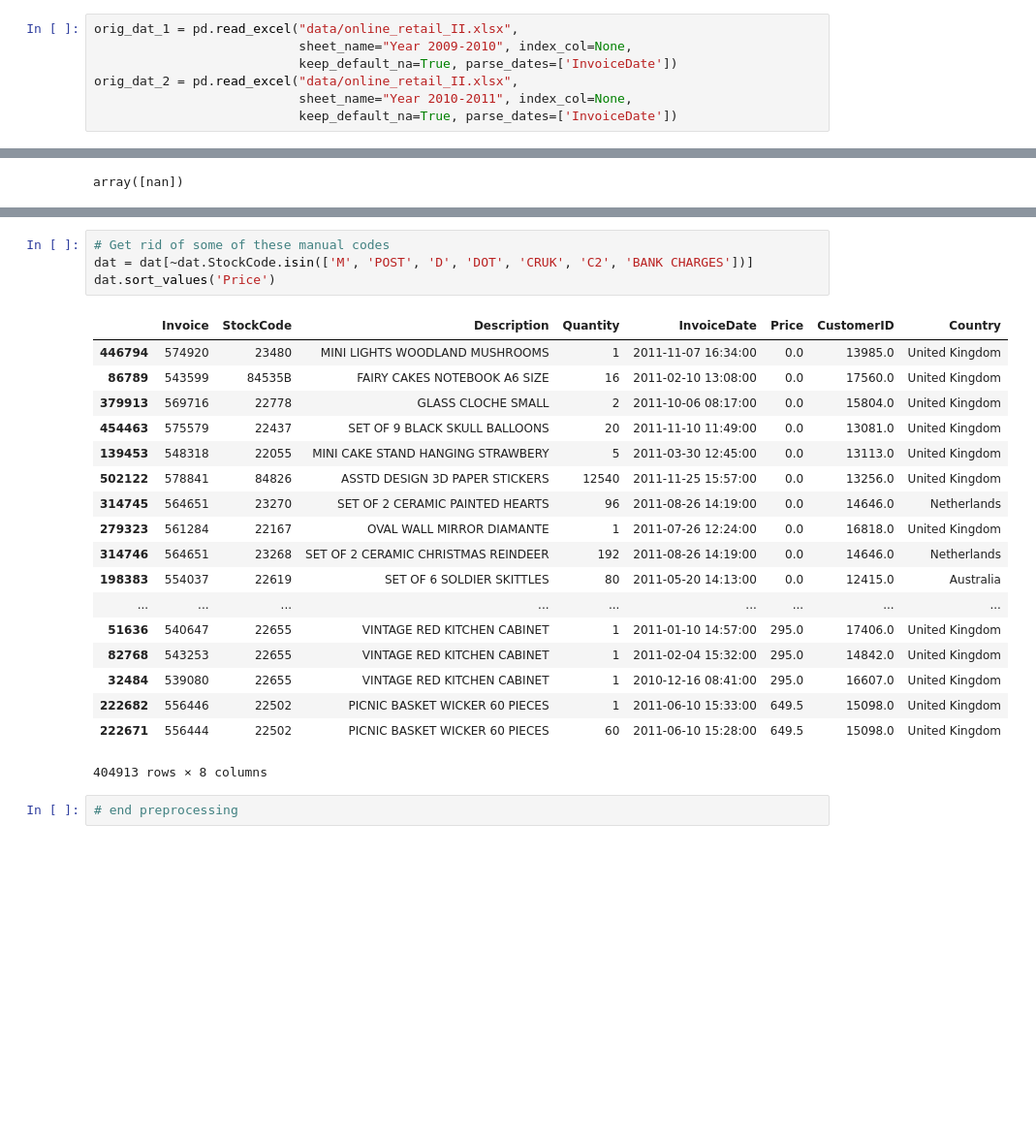
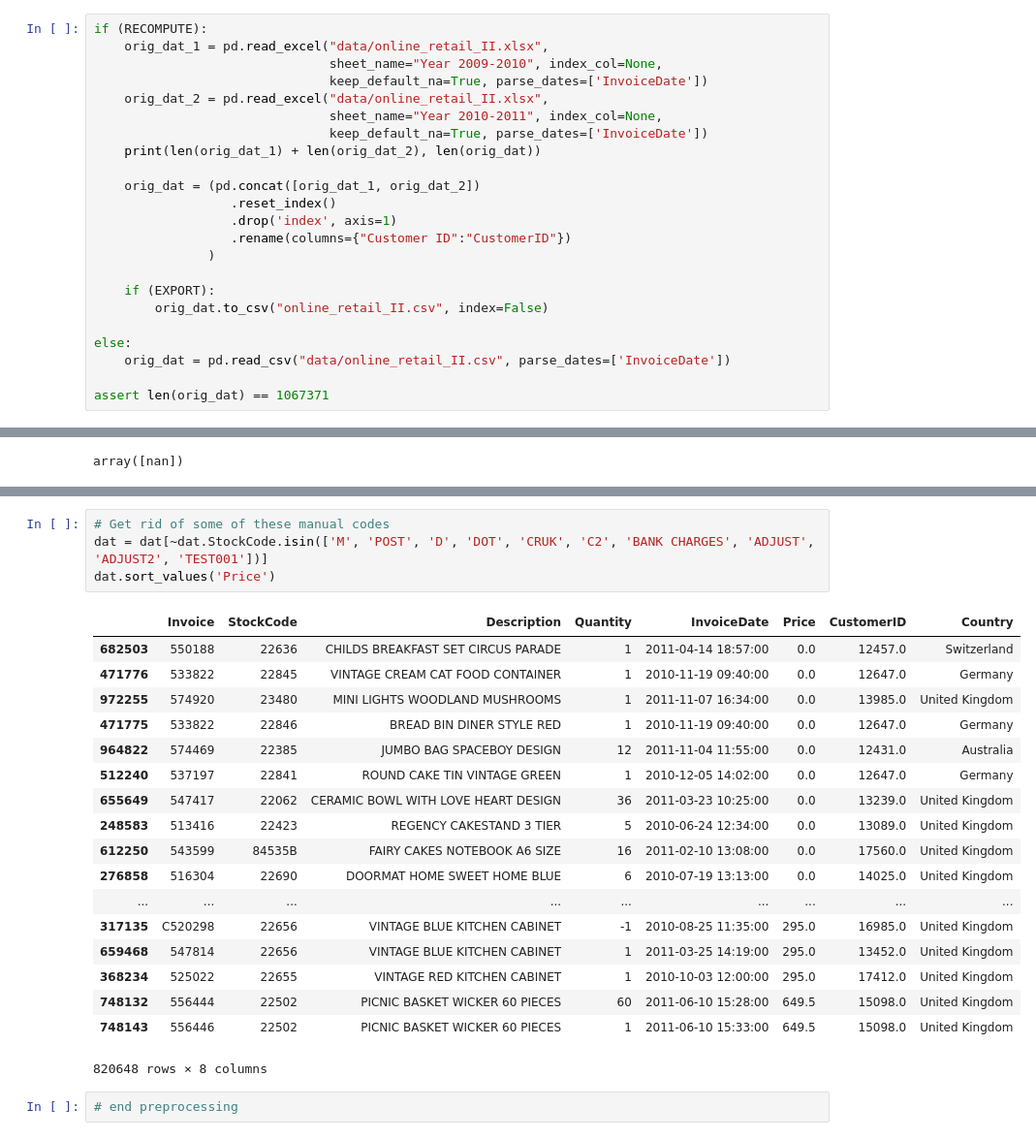
Before and after one commit to SriramS32/Ecommerce-Graph-Analysis, a Jupyter notebook: ecommerce_analysis.ipynb, the cells around one changed output, grey strips where cells are left out. Shown: that part at 97% size. Cells and saved outputs as stored; diff of their text form; blank space fills up the shorter version.

```diff
--- a/ecommerce_analysis.ipynb
+++ b/ecommerce_analysis.ipynb
@@ -14,11 +17,27 @@ RECOMPUTE = False
 # %% [markdown]
 # Import (with minimal preprocessing)
 # %%
-orig_dat_1 = pd.read_excel("data/online_retail_II.xlsx",
-                           sheet_name="Year 2009-2010", index_col=None,
-                           keep_default_na=True, parse_dates=['InvoiceDate'])
-orig_dat_2 = pd.read_excel("data/online_retail_II.xlsx",
-                           sheet_name="Year 2010-2011", index_col=None,
-                           keep_default_na=True, parse_dates=['InvoiceDate'])
+if (RECOMPUTE):
+    orig_dat_1 = pd.read_excel("data/online_retail_II.xlsx",
+                               sheet_name="Year 2009-2010", index_col=None,
+                               keep_default_na=True, parse_dates=['InvoiceDate'])
+    orig_dat_2 = pd.read_excel("data/online_retail_II.xlsx",
+                               sheet_name="Year 2010-2011", index_col=None,
+                               keep_default_na=True, parse_dates=['InvoiceDate'])
+    print(len(orig_dat_1) + len(orig_dat_2), len(orig_dat))
+
+    orig_dat = (pd.concat([orig_dat_1, orig_dat_2])
+                  .reset_index()
+                  .drop('index', axis=1)
+                  .rename(columns={"Customer ID":"CustomerID"})
+               )
+
+    if (EXPORT):
+        orig_dat.to_csv("online_retail_II.csv", index=False)
+
+else:
+    orig_dat = pd.read_csv("data/online_retail_II.csv", parse_dates=['InvoiceDate'])
+
+assert len(orig_dat) == 1067371
 # %%
 # Remember to unzip data in data
@@ -101,26 +117,26 @@ dat.sort_values('Price') # A lot of the largest/smallest prices come from manual
 # %%
 # Get rid of some of these manual codes
-dat = dat[~dat.StockCode.isin(['M', 'POST', 'D', 'DOT', 'CRUK', 'C2', 'BANK CHARGES'])]
+dat = dat[~dat.StockCode.isin(['M', 'POST', 'D', 'DOT', 'CRUK', 'C2', 'BANK CHARGES', 'ADJUST', 'ADJUST2', 'TEST001'])]
 dat.sort_values('Price')
 # %% [output]
 |  | Invoice | StockCode | Description | Quantity | InvoiceDate | Price | CustomerID | Country |
-| 446794 | 574920 | 23480 | MINI LIGHTS WOODLAND MUSHROOMS | 1 | 2011-11-07 16:34:00 | 0.0 | 13985.0 | United Kingdom |
-| 86789 | 543599 | 84535B | FAIRY CAKES NOTEBOOK A6 SIZE | 16 | 2011-02-10 13:08:00 | 0.0 | 17560.0 | United Kingdom |
-| 379913 | 569716 | 22778 | GLASS CLOCHE SMALL | 2 | 2011-10-06 08:17:00 | 0.0 | 15804.0 | United Kingdom |
-| 454463 | 575579 | 22437 | SET OF 9 BLACK SKULL BALLOONS | 20 | 2011-11-10 11:49:00 | 0.0 | 13081.0 | United Kingdom |
-| 139453 | 548318 | 22055 | MINI CAKE STAND HANGING STRAWBERY | 5 | 2011-03-30 12:45:00 | 0.0 | 13113.0 | United Kingdom |
-| 502122 | 578841 | 84826 | ASSTD DESIGN 3D PAPER STICKERS | 12540 | 2011-11-25 15:57:00 | 0.0 | 13256.0 | United Kingdom |
-| 314745 | 564651 | 23270 | SET OF 2 CERAMIC PAINTED HEARTS | 96 | 2011-08-26 14:19:00 | 0.0 | 14646.0 | Netherlands |
-| 279323 | 561284 | 22167 | OVAL WALL MIRROR DIAMANTE | 1 | 2011-07-26 12:24:00 | 0.0 | 16818.0 | United Kingdom |
-| 314746 | 564651 | 23268 | SET OF 2 CERAMIC CHRISTMAS REINDEER | 192 | 2011-08-26 14:19:00 | 0.0 | 14646.0 | Netherlands |
-| 198383 | 554037 | 22619 | SET OF 6 SOLDIER SKITTLES | 80 | 2011-05-20 14:13:00 | 0.0 | 12415.0 | Australia |
+| 682503 | 550188 | 22636 | CHILDS BREAKFAST SET CIRCUS PARADE | 1 | 2011-04-14 18:57:00 | 0.0 | 12457.0 | Switzerland |
+| 471776 | 533822 | 22845 | VINTAGE CREAM CAT FOOD CONTAINER | 1 | 2010-11-19 09:40:00 | 0.0 | 12647.0 | Germany |
+| 972255 | 574920 | 23480 | MINI LIGHTS WOODLAND MUSHROOMS | 1 | 2011-11-07 16:34:00 | 0.0 | 13985.0 | United Kingdom |
+| 471775 | 533822 | 22846 | BREAD BIN DINER STYLE RED | 1 | 2010-11-19 09:40:00 | 0.0 | 12647.0 | Germany |
+| 964822 | 574469 | 22385 | JUMBO BAG SPACEBOY DESIGN | 12 | 2011-11-04 11:55:00 | 0.0 | 12431.0 | Australia |
+| 512240 | 537197 | 22841 | ROUND CAKE TIN VINTAGE GREEN | 1 | 2010-12-05 14:02:00 | 0.0 | 12647.0 | Germany |
+| 655649 | 547417 | 22062 | CERAMIC BOWL WITH LOVE HEART DESIGN | 36 | 2011-03-23 10:25:00 | 0.0 | 13239.0 | United Kingdom |
+| 248583 | 513416 | 22423 | REGENCY CAKESTAND 3 TIER | 5 | 2010-06-24 12:34:00 | 0.0 | 13089.0 | United Kingdom |
+| 612250 | 543599 | 84535B | FAIRY CAKES NOTEBOOK A6 SIZE | 16 | 2011-02-10 13:08:00 | 0.0 | 17560.0 | United Kingdom |
+| 276858 | 516304 | 22690 | DOORMAT HOME SWEET HOME BLUE | 6 | 2010-07-19 13:13:00 | 0.0 | 14025.0 | United Kingdom |
 | ... | ... | ... | ... | ... | ... | ... | ... | ... |
-| 51636 | 540647 | 22655 | VINTAGE RED KITCHEN CABINET | 1 | 2011-01-10 14:57:00 | 295.0 | 17406.0 | United Kingdom |
-| 82768 | 543253 | 22655 | VINTAGE RED KITCHEN CABINET | 1 | 2011-02-04 15:32:00 | 295.0 | 14842.0 | United Kingdom |
-| 32484 | 539080 | 22655 | VINTAGE RED KITCHEN CABINET | 1 | 2010-12-16 08:41:00 | 295.0 | 16607.0 | United Kingdom |
-| 222682 | 556446 | 22502 | PICNIC BASKET WICKER 60 PIECES | 1 | 2011-06-10 15:33:00 | 649.5 | 15098.0 | United Kingdom |
-| 222671 | 556444 | 22502 | PICNIC BASKET WICKER 60 PIECES | 60 | 2011-06-10 15:28:00 | 649.5 | 15098.0 | United Kingdom |
+| 317135 | C520298 | 22656 | VINTAGE BLUE KITCHEN CABINET | -1 | 2010-08-25 11:35:00 | 295.0 | 16985.0 | United Kingdom |
+| 659468 | 547814 | 22656 | VINTAGE BLUE KITCHEN CABINET | 1 | 2011-03-25 14:19:00 | 295.0 | 13452.0 | United Kingdom |
+| 368234 | 525022 | 22655 | VINTAGE RED KITCHEN CABINET | 1 | 2010-10-03 12:00:00 | 295.0 | 17412.0 | United Kingdom |
+| 748132 | 556444 | 22502 | PICNIC BASKET WICKER 60 PIECES | 60 | 2011-06-10 15:28:00 | 649.5 | 15098.0 | United Kingdom |
+| 748143 | 556446 | 22502 | PICNIC BASKET WICKER 60 PIECES | 1 | 2011-06-10 15:33:00 | 649.5 | 15098.0 | United Kingdom |
-404913 rows × 8 columns
+820648 rows × 8 columns
 # %%
 # end preprocessing
 # %% [markdown]
```
Also changed, not shown: parts of 19 cells of this notebook, 1 other file.
